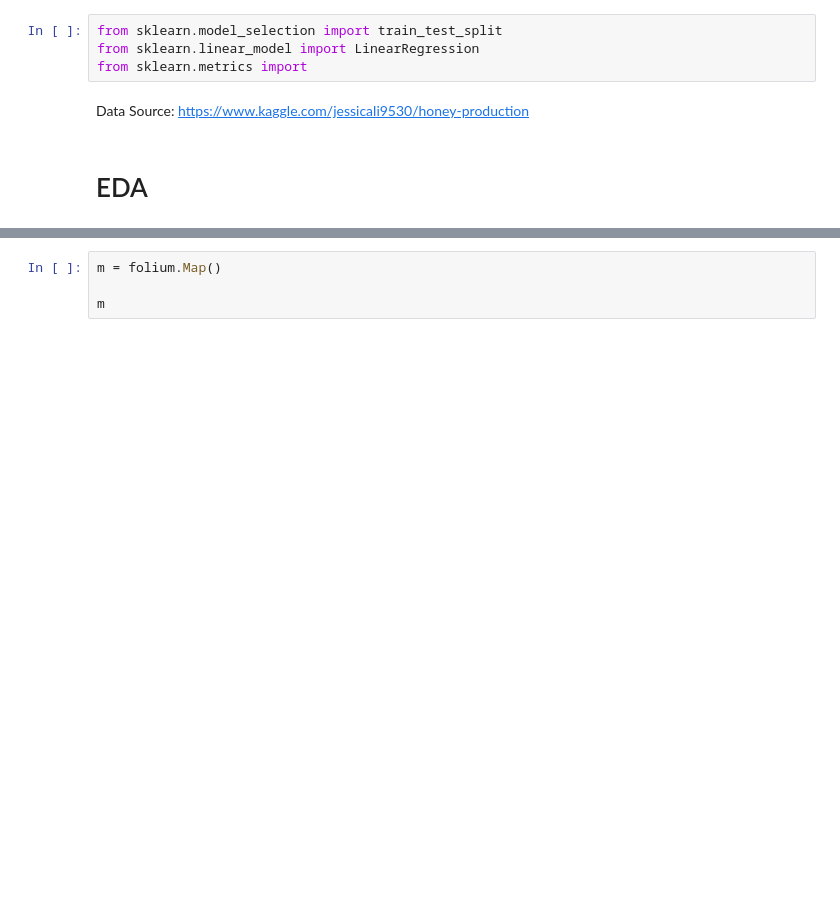
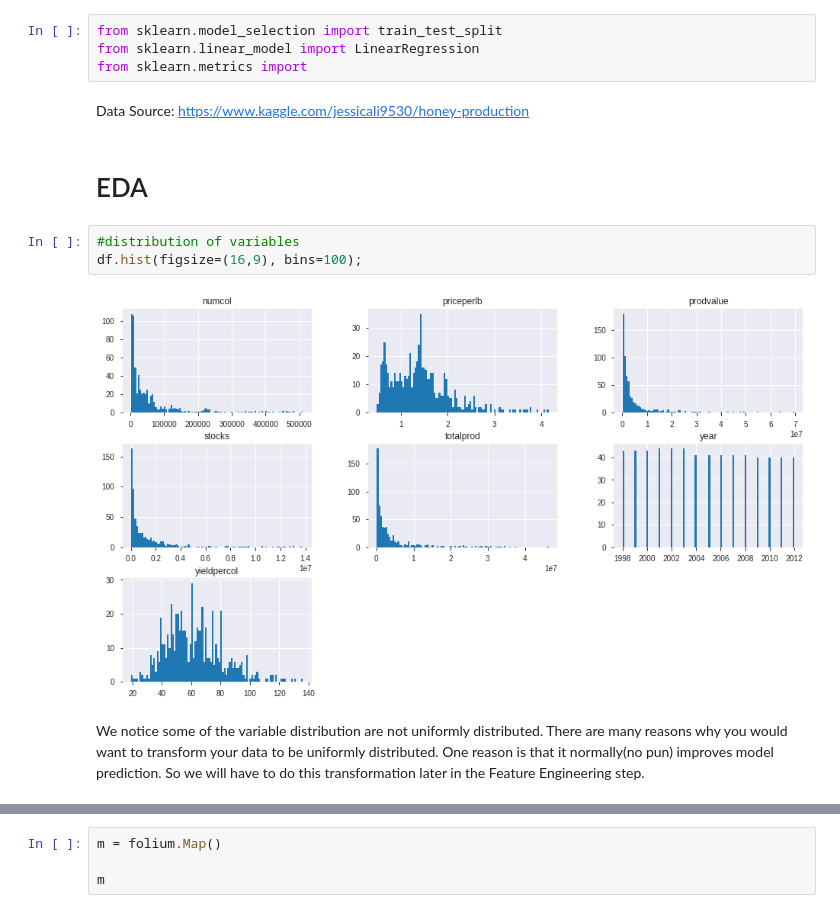
Before and after one commit to nonoumasy/honey-bee-production-1998-2012, a Jupyter notebook: Honey_Bee_Production_19989_2012.ipynb, the cells around one changed output, grey strips where cells are left out. Saved outputs shown, nothing was run; the diff lists cells and outputs as text; blank space fills up the shorter version.

```diff
--- a/Honey_Bee_Production_19989_2012.ipynb
+++ b/Honey_Bee_Production_19989_2012.ipynb
@@ -79,3 +79,10 @@ Data Source:
 https://www.kaggle.com/jessicali9530/honey-production
 # %% [markdown]
 # EDA
+# %%
+#distribution of variables
+df.hist(figsize=(16,9), bins=100);
+# %% [output]
+[figure, added]
+# %% [markdown]
+We notice some of the variable distribution are not uniformly distributed. There are many reasons why you would want to transform your data to be uniformly distributed. One reason is that it normally(no pun) improves model prediction. So we will have to do this transformation later in the Feature Engineering step.
```
Also changed, not shown: parts of 11 cells of this notebook.
